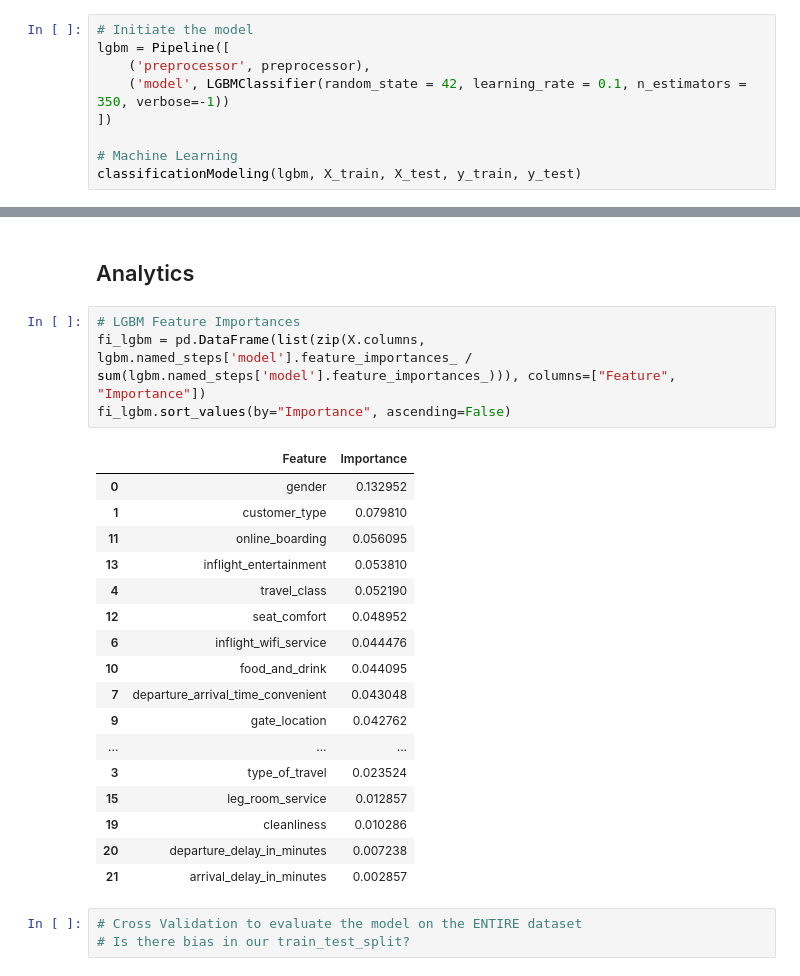
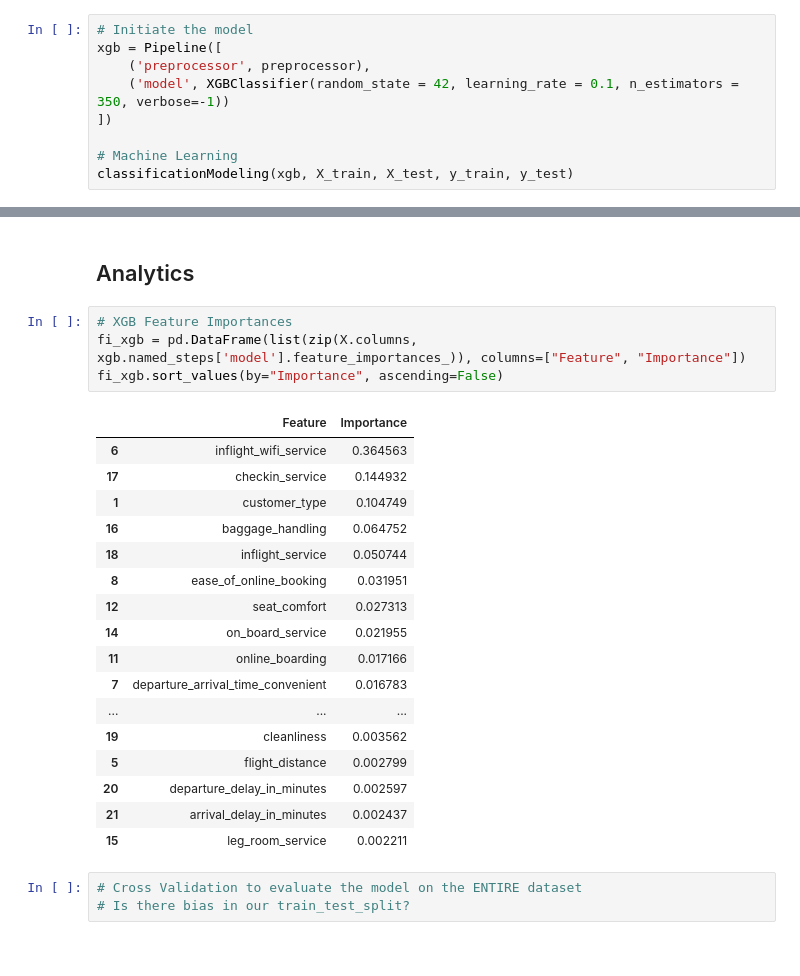
Before and after one commit to martabaker/ds_project_4, a Jupyter notebook: Notebooks/Models_final_condensed.ipynb, the cells around one changed output, grey strips where cells are left out. Drawn from its saved outputs; the diff is of its cells as text.

Commit message:
retrained on XGB model

```diff
--- a/Notebooks/Models_final_condensed.ipynb
+++ b/Notebooks/Models_final_condensed.ipynb
@@ -523,12 +471,12 @@ def classificationModeling(model, X_train, X_test, y_train, y_test):
 # %%
 # Initiate the model
-lgbm = Pipeline([
+xgb = Pipeline([
     ('preprocessor', preprocessor),
-    ('model', LGBMClassifier(random_state = 42, learning_rate = 0.1, n_estimators = 350, verbose=-1))
+    ('model', XGBClassifier(random_state = 42, learning_rate = 0.1, n_estimators = 350, verbose=-1))
 ])
 
 # Machine Learning
-classificationModeling(lgbm, X_train, X_test, y_train, y_test)
+classificationModeling(xgb, X_train, X_test, y_train, y_test)
 # %% [output]
 TRAIN METRICS
     Train Confusion Matrix:
@@ -552,27 +500,27 @@ weighted avg       0.96      0.96      0.96     32372
 # %% [markdown]
 ## Analytics
 # %%
-# LGBM Feature Importances
-fi_lgbm = pd.DataFrame(list(zip(X.columns, lgbm.named_steps['model'].feature_importances_ / sum(lgbm.named_steps['model'].feature_importances_))), columns=["Feature", "Importance"])
-fi_lgbm.sort_values(by="Importance", ascending=False)
+# XGB Feature Importances
+fi_xgb = pd.DataFrame(list(zip(X.columns, xgb.named_steps['model'].feature_importances_)), columns=["Feature", "Importance"])
+fi_xgb.sort_values(by="Importance", ascending=False)
 # %% [output]
 |  | Feature | Importance |
-| 0 | gender | 0.132952 |
-| 1 | customer_type | 0.079810 |
-| 11 | online_boarding | 0.056095 |
-| 13 | inflight_entertainment | 0.053810 |
-| 4 | travel_class | 0.052190 |
-| 12 | seat_comfort | 0.048952 |
-| 6 | inflight_wifi_service | 0.044476 |
-| 10 | food_and_drink | 0.044095 |
-| 7 | departure_arrival_time_convenient | 0.043048 |
-| 9 | gate_location | 0.042762 |
+| 6 | inflight_wifi_service | 0.364563 |
+| 17 | checkin_service | 0.144932 |
+| 1 | customer_type | 0.104749 |
+| 16 | baggage_handling | 0.064752 |
+| 18 | inflight_service | 0.050744 |
+| 8 | ease_of_online_booking | 0.031951 |
+| 12 | seat_comfort | 0.027313 |
+| 14 | on_board_service | 0.021955 |
+| 11 | online_boarding | 0.017166 |
+| 7 | departure_arrival_time_convenient | 0.016783 |
 | ... | ... | ... |
-| 3 | type_of_travel | 0.023524 |
-| 15 | leg_room_service | 0.012857 |
-| 19 | cleanliness | 0.010286 |
-| 20 | departure_delay_in_minutes | 0.007238 |
-| 21 | arrival_delay_in_minutes | 0.002857 |
+| 19 | cleanliness | 0.003562 |
+| 5 | flight_distance | 0.002799 |
+| 20 | departure_delay_in_minutes | 0.002597 |
+| 21 | arrival_delay_in_minutes | 0.002437 |
+| 15 | leg_room_service | 0.002211 |
 # %%
 # Cross Validation to evaluate the model on the ENTIRE dataset
 # Is there bias in our train_test_split?
```
Also changed, not shown: parts of 13 cells of this notebook, 19 other files.
